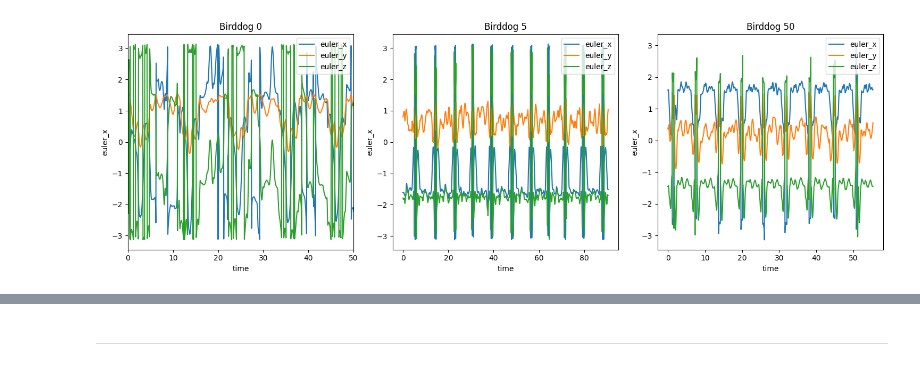
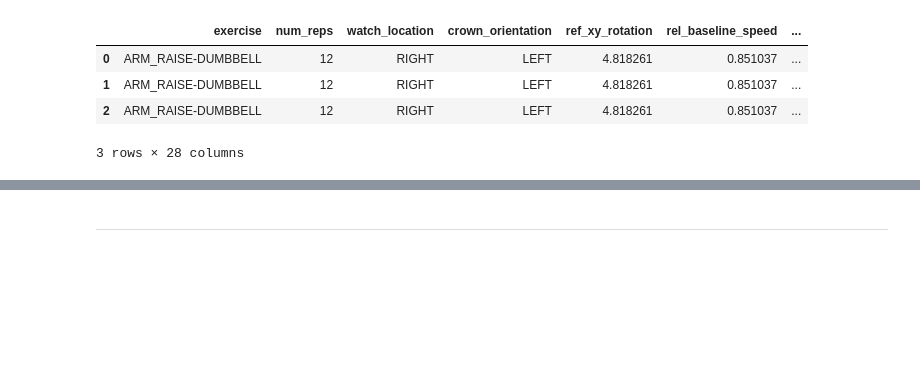
Before and after one commit to KelKi3/Exercise_Recognition, a Jupyter notebook: notebooks/motion_prediction_EDA.ipynb, the cells around one changed output, grey strips where cells are left out. Cells and saved outputs as stored; diff of their text form; code cells hidden in the pictures; blank space fills up the shorter version.

```diff
--- a/notebooks/motion_prediction_EDA.ipynb
+++ b/notebooks/motion_prediction_EDA.ipynb
@@ -248,34 +207,10 @@ plt.show()
-# %%
-#plotting euler angles birddog
-
-fig, axes = plt.subplots(1, 3, figsize=(15, 5))
-
-# Plot for armraise_dataframes[50]
-sns.lineplot(data=birddog_dataframes[50], x="time", y="euler_x", label="euler_x", ax=axes[2])
-sns.lineplot(data=birddog_dataframes[50], x="time", y="euler_y", label="euler_y", ax=axes[2])
-sns.lineplot(data=birddog_dataframes[50], x="time", y="euler_z", label="euler_z", ax=axes[2])
-axes[0].set_xlim(0, 50)
-axes[2].set_title('Birddog 50')
-axes[2].legend(loc='upper right', bbox_to_anchor=(1, 1))  # Adjust the bbox_to_anchor
-
-import seaborn as sns
-import matplotlib.pyplot as plt
-
-# Plot for armraise_dataframes[5]
-sns.lineplot(data=birddog_dataframes[5], x="time", y="euler_x", label="euler_x", ax=axes[1])
-sns.lineplot(data=birddog_dataframes[5], x="time", y="euler_y", label="euler_y", ax=axes[1])
-sns.lineplot(data=birddog_dataframes[5], x="time", y="euler_z", label="euler_z", ax=axes[1])
-axes[1].set_title('Birddog 5')
-axes[1].legend(loc='upper right', bbox_to_anchor=(1, 1))  # Adjust the bbox_to_anchor
-
-# Plot for armraise_dataframes[0]
-sns.lineplot(data=birddog_dataframes[0], x="time", y="euler_x", label="euler_x", ax=axes[0])
-sns.lineplot(data=birddog_dataframes[0], x="time", y="euler_y", label="euler_y", ax=axes[0])
-sns.lineplot(data=birddog_dataframes[0], x="time", y="euler_z", label="euler_z", ax=axes[0])
-axes[0].set_title('Birddog 0')
-axes[0].legend(loc='upper right', bbox_to_anchor=(1, 1))  # Adjust the bbox_to_anchor
-
-plt.tight_layout()
-plt.show()
-# %% [output]
-[figure, removed]
+# %%
+# looking at dataframe
+
+armraise_dataframes[0].head(3)
+# %% [output]
+|  | exercise | num_reps | watch_location | crown_orientation | ref_xy_rotation | rel_baseline_speed | ... |
+| 0 | ARM_RAISE-DUMBBELL | 12 | RIGHT | LEFT | 4.818261 | 0.851037 | ... |
+| 1 | ARM_RAISE-DUMBBELL | 12 | RIGHT | LEFT | 4.818261 | 0.851037 | ... |
+| 2 | ARM_RAISE-DUMBBELL | 12 | RIGHT | LEFT | 4.818261 | 0.851037 | ... |
+3 rows × 28 columns
```
Also changed, not shown: parts of 72 cells of this notebook.
